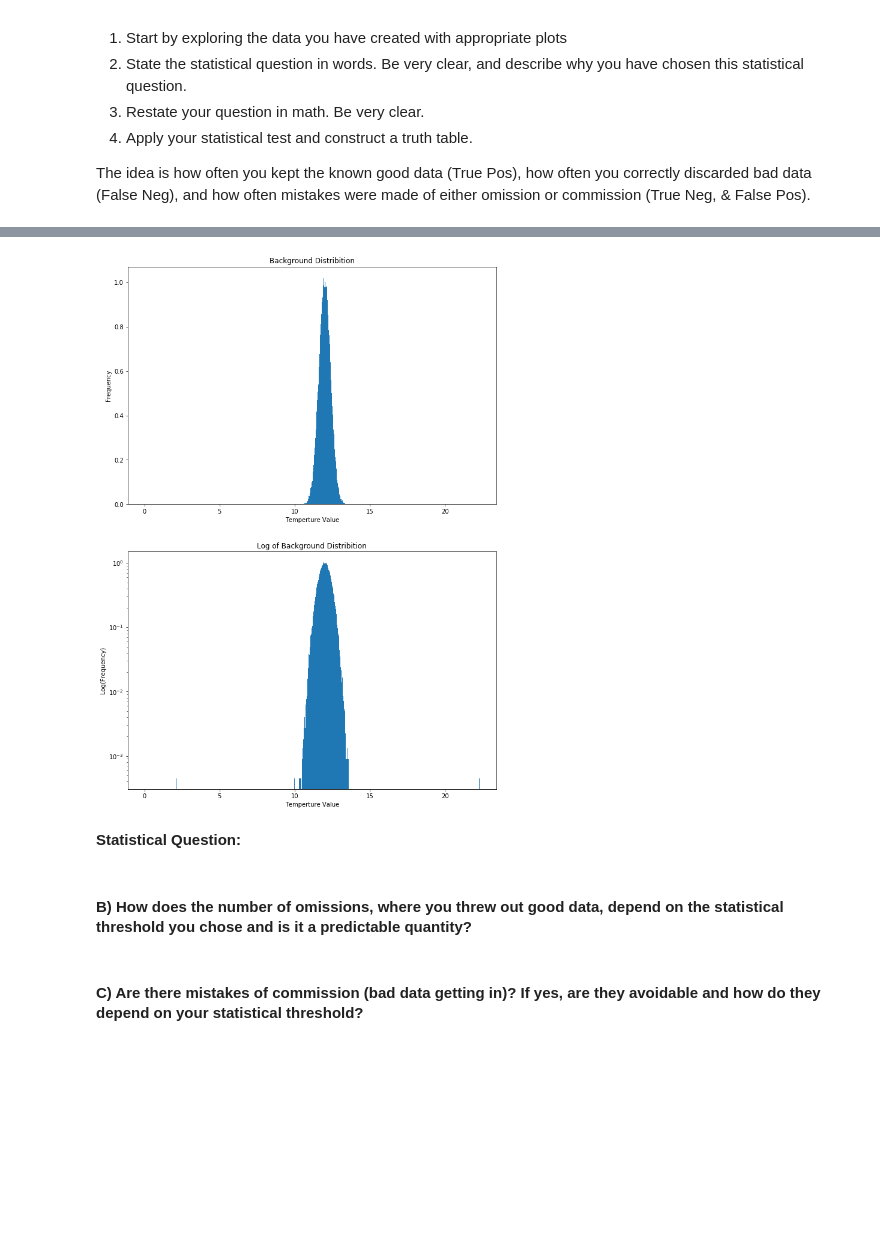
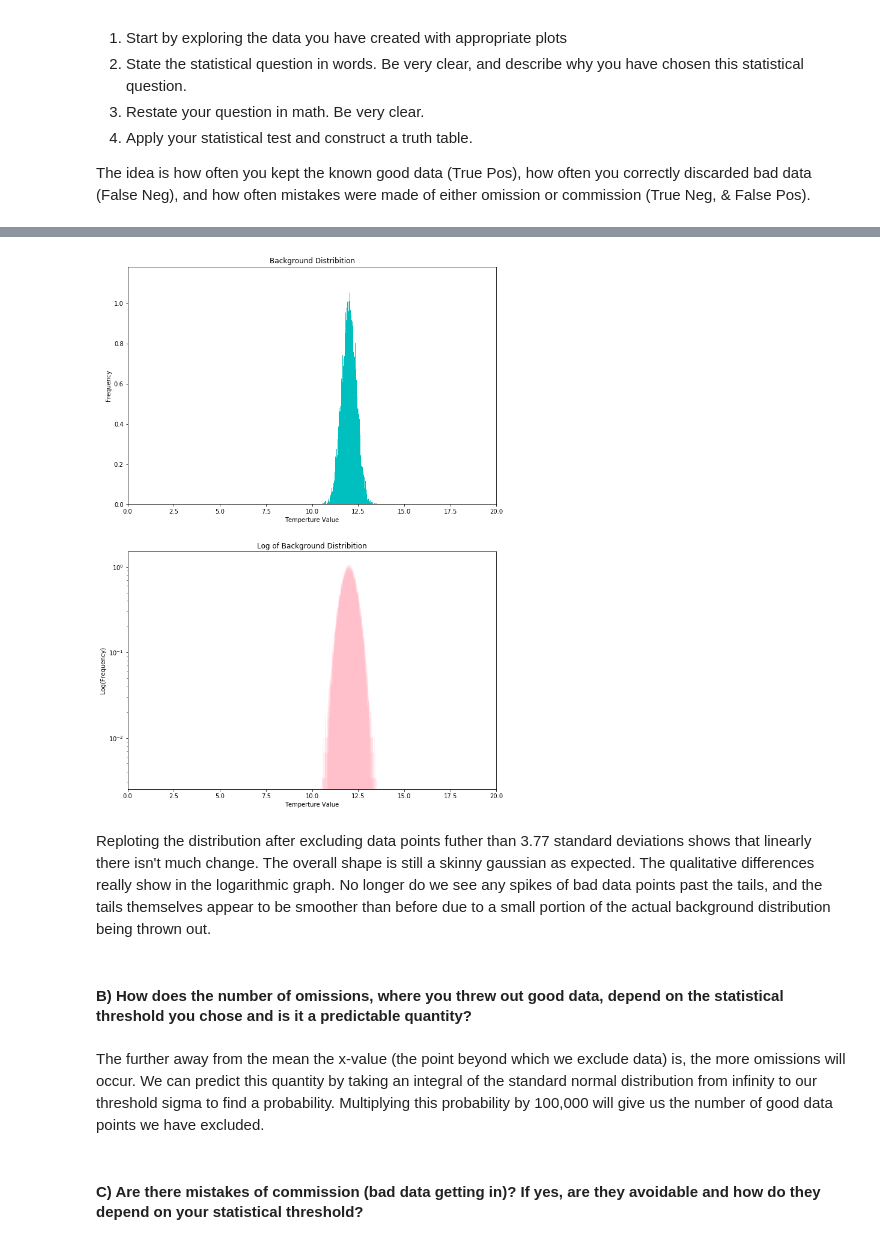
Before and after one commit to lexie98/Physics434, a Jupyter notebook: Lab3.ipynb, the cells around one changed output, grey strips where cells are left out. Saved outputs shown, nothing was run; the diff lists cells and outputs as text; code cells hidden in the pictures; blank space fills up the shorter version.

```diff
--- a/Lab3.ipynb
+++ b/Lab3.ipynb
@@ -34,0 +84,33 @@ x = np.linspace(0,100000,100008)
+# %%
+mean = 12     # mean of the background distribution
+std  = 0.4    # standard deviation of the background distribution
+sigma= 3.77   # sigma threshold for data-points to surpass to be considered bad
+
+reported_good = [] # An array to keep all the reported good points
+reported_bad = []  # An array to keep all the reported bad points
+false_pos = 0      # A bad data point counted as a good one
+false_neg = 0      # A bad data point counted as a bad one
+true_pos = 0       # A good data point counted as a good data point
+true_neg = 0       # A good data point counted as a bad data point
+
+
+def not_out(value, x):
+    return value > (mean - x*std) and value < (mean + x*std)
+
+
+for point in data:
+    if not_out(point, sigma):
+        reported_good.append(point)
+        if bad_data.count(point) > 0:
+            false_pos+=1
+        else:
+            true_pos+=1
+
+    else:
+        reported_bad.append(point)
+        if bad_data.count(point) > 0:
+            false_neg+=1
+        else:
+            true_neg+=1
+
+print(tb([["Positive", true_pos,false_pos], ["Negative",true_neg,false_neg]], headers=["True", "False"]))
@@ -35,23 +124,27 @@ x = np.linspace(0,100000,100008)
 # %%
 fig,ax = plt.subplots(2,1)
 fig.set_size_inches(11,16)
 
 
 ax[0].set_title("Background Distribition")
 ax[0].set_xlabel("Temperture Value")
 ax[0].set_ylabel('Frequency')
-ax[0].hist(data, bins=1001, density=True);
+ax[0].set_xlim(0,20)
+ax[0].hist(reported_good, bins=1001, density=True, color='c');
 
 ax[1].set_title("Log of Background Distribition")
 ax[1].set_xlabel("Temperture Value")
 ax[1].set_ylabel('Log(Frequency)')
 ax[1].set_yscale('log')
-ax[1].hist(data, bins=1001, density=True);
+ax[1].set_xlim(0,20)
+ax[1].hist(reported_good, bins=1001, density=True, color="pink", histtype='stepfilled');
 # %% [output]
-[figure, old version]
+[figure, new version]
-# %% [markdown]
-**Statistical Question:**
+# %% [markdown]
+Reploting the distribution after excluding data points futher than 3.77 standard deviations shows that linearly there isn't much change. The overall shape is still a skinny gaussian as expected. The qualitative differences really show in the logarithmic graph. No longer do we see any spikes of bad data points past the tails, and the tails themselves appear to be smoother than before due to a small portion of the actual background distribution being thrown out.
 # %% [markdown]
 #### B) How does the number of omissions, where you threw out good data, depend on the statistical threshold you chose and is it a predictable quantity?
+# %% [markdown]
+The further away from the mean the x-value (the point beyond which we exclude data) is, the more omissions will occur. We can predict this quantity by taking an integral of the standard normal distribution from infinity to our threshold sigma to find a probability. Multiplying this probability by 100,000 will give us the number of good data points we have excluded.
 # %% [markdown]
 #### C) Are there mistakes of commission (bad data getting in)? If yes, are they avoidable and how do they depend on your statistical threshold?
```
Also changed, not shown: parts of 15 cells of this notebook.
